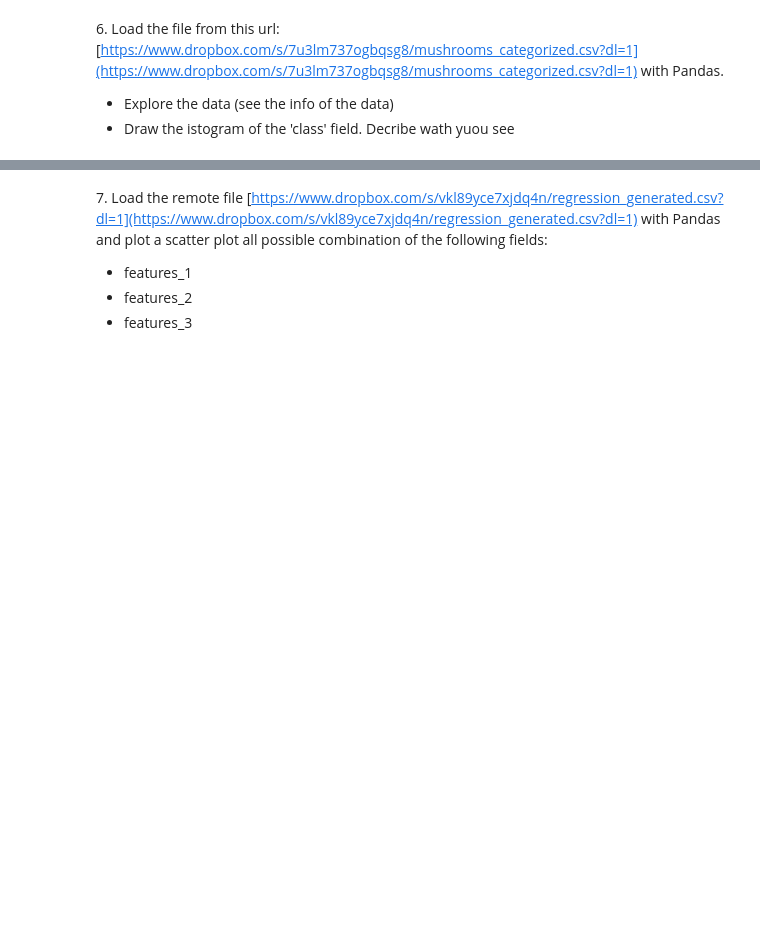
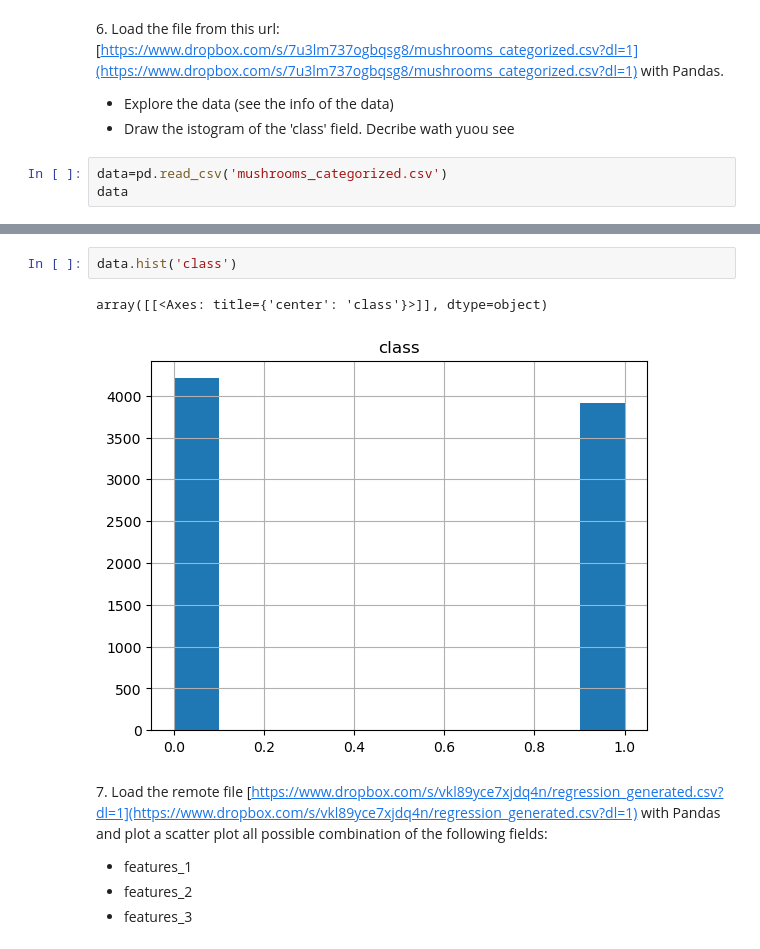
Before and after one commit to angelabortolato/LaboratoryOfComputationalPhysics_A, a Jupyter notebook: 05ex_OSEMN.ipynb, the cells around one changed output, grey strips where cells are left out. Saved outputs shown, nothing was run; the diff lists cells and outputs as text; blank space fills up the shorter version.

```diff
--- a/05ex_OSEMN.ipynb
+++ b/05ex_OSEMN.ipynb
@@ -96,3 +96,6 @@ with open('user_data.csv', 'w') as fout:
 6\. Load the file from this url: [https://www.dropbox.com/s/7u3lm737ogbqsg8/mushrooms_categorized.csv?dl=1](https://www.dropbox.com/s/7u3lm737ogbqsg8/mushrooms_categorized.csv?dl=1) with Pandas.
 + Explore the data (see the info of the data)
 + Draw the istogram of the 'class' field. Decribe wath yuou see
+# %%
+data=pd.read_csv('mushrooms_categorized.csv')
+data
@@ -99,3 +129,8 @@ with open('user_data.csv', 'w') as fout:
+# %%
+data.hist('class')
+# %% [output]
+array([[<Axes: title={'center': 'class'}>]], dtype=object)
+[figure, added]
 # %% [markdown]
 7\. Load the remote file [https://www.dropbox.com/s/vkl89yce7xjdq4n/regression_generated.csv?dl=1](https://www.dropbox.com/s/vkl89yce7xjdq4n/regression_generated.csv?dl=1) with Pandas and plot a scatter plot all possible combination of the following fields:
 
```
Also changed, not shown: parts of 9 cells of this notebook, 6 other files.
